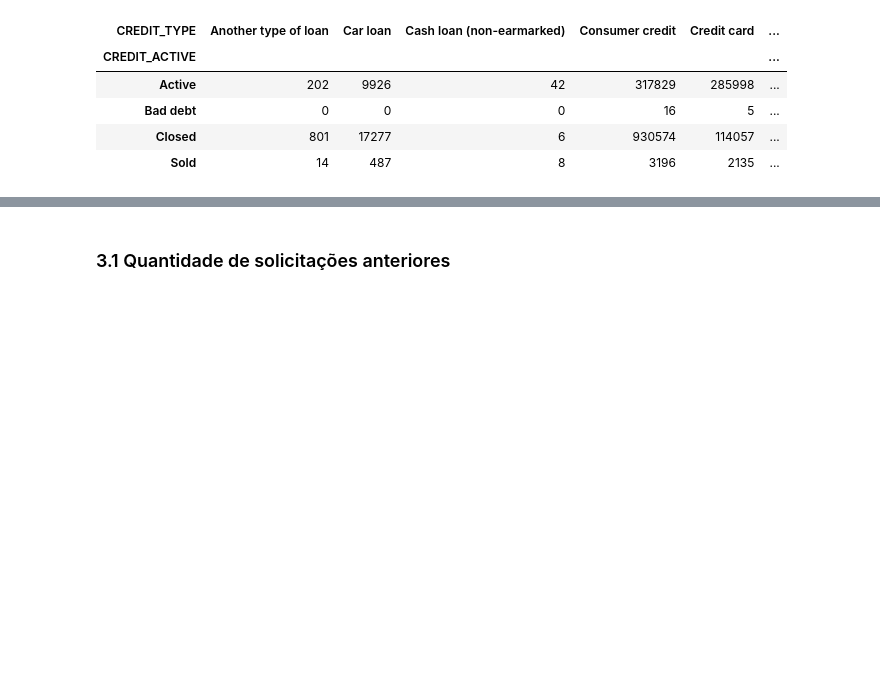
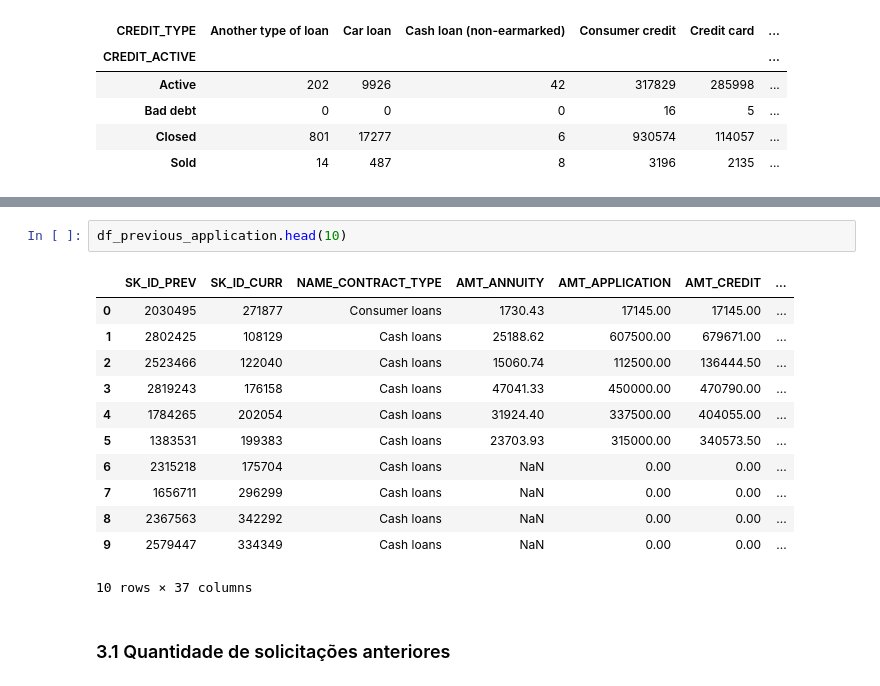
Before and after one commit to luccascruz/projeto-ml-labdata, a Jupyter notebook: DataPipeline/exp_analysis.ipynb, the cells around one changed output, grey strips where cells are left out. Saved outputs shown, nothing was run; the diff lists cells and outputs as text; blank space fills up the shorter version.

```diff
--- a/DataPipeline/exp_analysis.ipynb
+++ b/DataPipeline/exp_analysis.ipynb
@@ -2160,3 +2163,18 @@ memory usage: 388.7+ MB
+# %%
+df_previous_application.head(10)
+# %% [output]
+|  | SK_ID_PREV | SK_ID_CURR | NAME_CONTRACT_TYPE | AMT_ANNUITY | AMT_APPLICATION | AMT_CREDIT | ... |
+| 0 | 2030495 | 271877 | Consumer loans | 1730.43 | 17145.00 | 17145.00 | ... |
+| 1 | 2802425 | 108129 | Cash loans | 25188.62 | 607500.00 | 679671.00 | ... |
+| 2 | 2523466 | 122040 | Cash loans | 15060.74 | 112500.00 | 136444.50 | ... |
+| 3 | 2819243 | 176158 | Cash loans | 47041.33 | 450000.00 | 470790.00 | ... |
+| 4 | 1784265 | 202054 | Cash loans | 31924.40 | 337500.00 | 404055.00 | ... |
+| 5 | 1383531 | 199383 | Cash loans | 23703.93 | 315000.00 | 340573.50 | ... |
+| 6 | 2315218 | 175704 | Cash loans | NaN | 0.00 | 0.00 | ... |
+| 7 | 1656711 | 296299 | Cash loans | NaN | 0.00 | 0.00 | ... |
+| 8 | 2367563 | 342292 | Cash loans | NaN | 0.00 | 0.00 | ... |
+| 9 | 2579447 | 334349 | Cash loans | NaN | 0.00 | 0.00 | ... |
+10 rows × 37 columns
 # %% [markdown]
 ### 3.1 Quantidade de solicitações anteriores
 # %%
```
Also changed, not shown: parts of 7 cells of this notebook.
